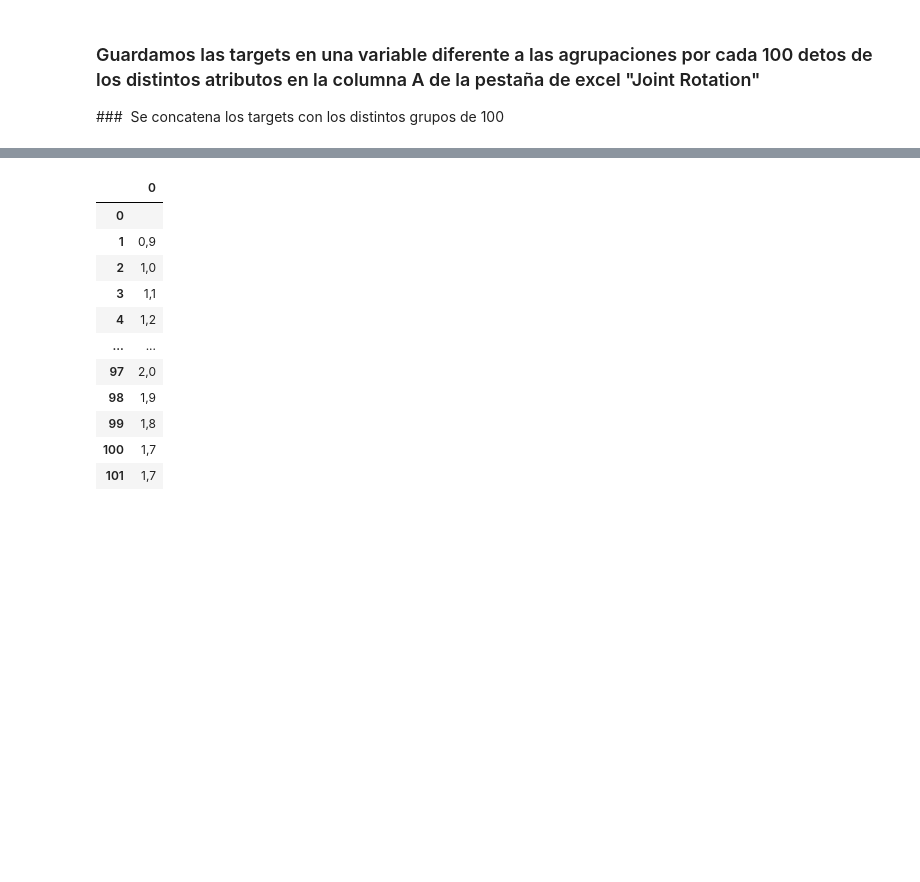
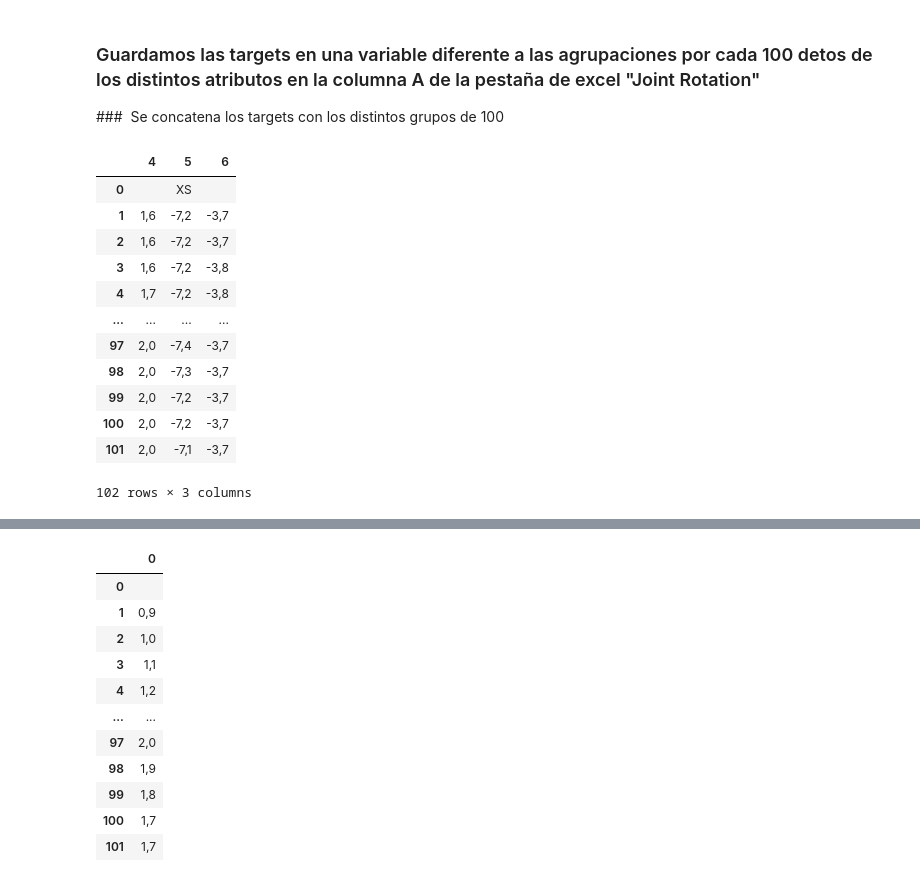
Before and after one commit to Beta628427/Tesis, a Jupyter notebook: 4_Camilo_Cod/Tratamiento Dataset.ipynb, the cells around one changed output, grey strips where cells are left out. Cells and saved outputs as stored; diff of their text form; code cells hidden in the pictures; blank space fills up the shorter version.

```diff
--- a/4_Camilo_Cod/Tratamiento Dataset.ipynb
+++ b/4_Camilo_Cod/Tratamiento Dataset.ipynb
@@ -41,6 +41,22 @@ Shank_Flex_Extension          = np.concatenate((np.array(targets),np.array(df.il
 Shank_Ad_Abduction            = np.concatenate((np.array(targets),np.array(df.iloc[1112:1213,:])),axis=0)
 Foot_Flex_Extension           = np.concatenate((np.array(targets),np.array(df.iloc[1213:1314,:])),axis=0)
 Foot_Int_External_Rotation    = np.concatenate((np.array(targets),np.array(df.iloc[1314:1415,:])),axis=0)
+# %%
+pd.DataFrame(Pelvic_Ant_Posterior_Tilt).iloc[:,[4,5,6]]
+# %% [output]
+|  | 4 | 5 | 6 |
+| 0 |  | XS |  |
+| 1 | 1,6 | -7,2 | -3,7 |
+| 2 | 1,6 | -7,2 | -3,7 |
+| 3 | 1,6 | -7,2 | -3,8 |
+| 4 | 1,7 | -7,2 | -3,8 |
+| ... | ... | ... | ... |
+| 97 | 2,0 | -7,4 | -3,7 |
+| 98 | 2,0 | -7,3 | -3,7 |
+| 99 | 2,0 | -7,2 | -3,7 |
+| 100 | 2,0 | -7,2 | -3,7 |
+| 101 | 2,0 | -7,1 | -3,7 |
+102 rows × 3 columns
 # %%
 pd.DataFrame(Hip_Int_External_Rotation )
 # %% [output]
```
Also changed, not shown: parts of 14 cells of this notebook.
